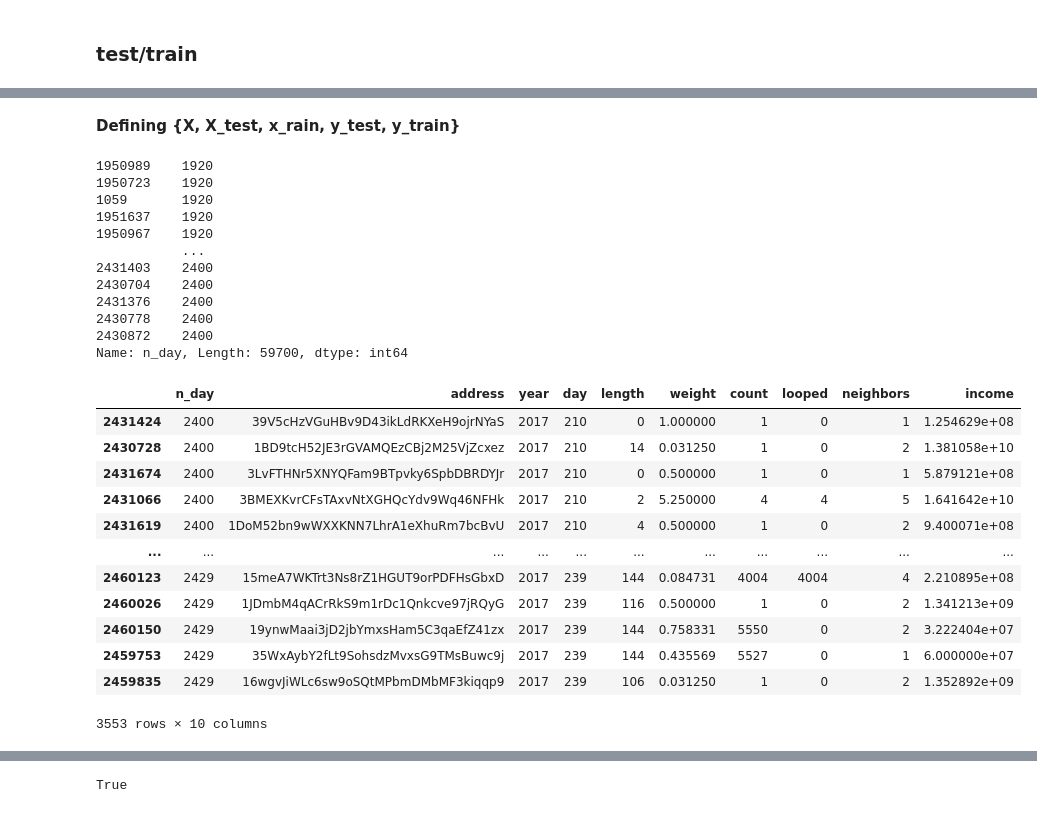
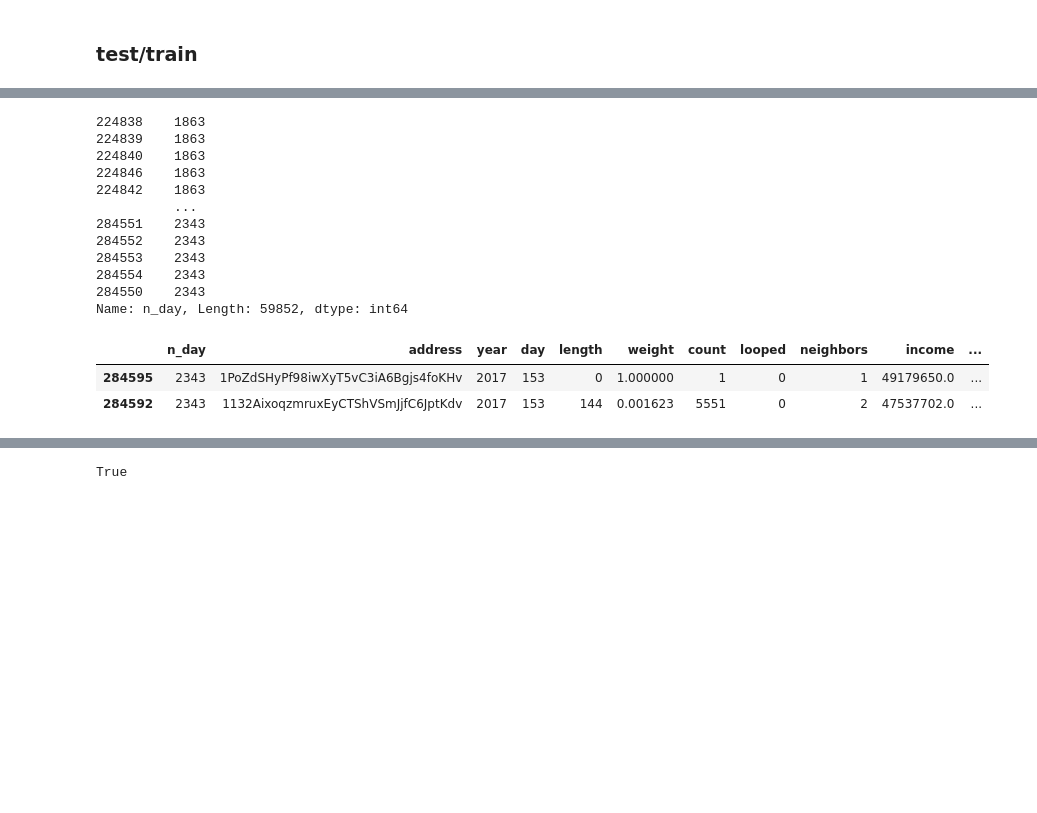
Before and after one commit to PZ808/BC-ransomware-classification, a Jupyter notebook: bc_rans-time_cv.ipynb, the cells around one changed output, grey strips where cells are left out. Saved outputs shown, nothing was run; the diff lists cells and outputs as text; code cells hidden in the pictures; blank space fills up the shorter version.

Commit message:
minor efficiency improvements. clearer variable names

```diff
--- a/bc_rans-time_cv.ipynb
+++ b/bc_rans-time_cv.ipynb
@@ -98,0 +51,3 @@ dft = pd.read_csv('dft.csv')
+# %%
+dft = pd.read_csv('data/dft_dow.csv').sort_values(by='n_day') # read the data with an added column for day
+dft.head(3)
@@ -148,9 +92,8 @@ Name: label, dtype: int64
 study_origins = ["princeton","padua","montreal"] #
 for r in study_origins:
     dft['label']=dft['label'].str.replace(r,"")
-    df['label']=df['label'].str.replace(r,"")
 del study_origins
-df.label.value_counts()
+dft.label.value_counts()
 # %% [output]
 white                  345060
 CryptoWall               1476
@@ -261,3 +203,0 @@ t0 = 2400
-# %%
-dft=dft.sort_values(by='n_day')
-dft
@@ -284,2 +204,5 @@ del day_of_week
+# %%
+# set a time for which we wish to start predicted ransomware addresses
+t0 = int(input("enter a time"))
 # %%
 # we start by windowing the dataframe and transforming the data in the time window
@@ -334,3 +249 @@ Percentage of labels belonging to ransomware class: 3.1
-# %% [markdown]
-**Defining {X, X_test, x_rain, y_test, y_train}**
 # %%
@@ -342,33 +255,23 @@ y_df = labels_df
 # %%
-X_df['n_day'].astype(int)
+X_past_df['n_day'].astype(int)
 # %% [output]
-1950989    1920
-1950723    1920
-1059       1920
-1951637    1920
-1950967    1920
-           ...
-2431403    2400
-2430704    2400
-2431376    2400
-2430778    2400
-2430872    2400
-Name: n_day, Length: 59700, dtype: int64
+224838    1863
+224839    1863
+224840    1863
+224846    1863
+224842    1863
+          ...
+284551    2343
+284552    2343
+284553    2343
+284554    2343
+284550    2343
+Name: n_day, Length: 59852, dtype: int64
 # %%
-X_future = dft[(dft['n_day']>=t0)&(dft['n_day']<t0+30)].drop(['label'],axis=1) # X=features [original].
-X_future
+X_future_df = dft[(dft['n_day']>=t0)&(dft['n_day']<t0+30)].drop(['label'],axis=1) # X=features [original].
+X_future_df.head(2)
 # %% [output]
-|  | n_day | address | year | day | length | weight | count | looped | neighbors | income |
-| 2431424 | 2400 | 39V5cHzVGuHBv9D43ikLdRKXeH9ojrNYaS | 2017 | 210 | 0 | 1.000000 | 1 | 0 | 1 | 1.254629e+08 |
-| 2430728 | 2400 | 1BD9tcH52JE3rGVAMQEzCBj2M25VjZcxez | 2017 | 210 | 14 | 0.031250 | 1 | 0 | 2 | 1.381058e+10 |
-| 2431674 | 2400 | 3LvFTHNr5XNYQFam9BTpvky6SpbDBRDYJr | 2017 | 210 | 0 | 0.500000 | 1 | 0 | 1 | 5.879121e+08 |
-| 2431066 | 2400 | 3BMEXKvrCFsTAxvNtXGHQcYdv9Wq46NFHk | 2017 | 210 | 2 | 5.250000 | 4 | 4 | 5 | 1.641642e+10 |
-| 2431619 | 2400 | 1DoM52bn9wWXXKNN7LhrA1eXhuRm7bcBvU | 2017 | 210 | 4 | 0.500000 | 1 | 0 | 2 | 9.400071e+08 |
-| ... | ... | ... | ... | ... | ... | ... | ... | ... | ... | ... |
-| 2460123 | 2429 | 15meA7WKTrt3Ns8rZ1HGUT9orPDFHsGbxD | 2017 | 239 | 144 | 0.084731 | 4004 | 4004 | 4 | 2.210895e+08 |
-| 2460026 | 2429 | 1JDmbM4qACrRkS9m1rDc1Qnkcve97jRQyG | 2017 | 239 | 116 | 0.500000 | 1 | 0 | 2 | 1.341213e+09 |
-| 2460150 | 2429 | 19ynwMaai3jD2jbYmxsHam5C3qaEfZ41zx | 2017 | 239 | 144 | 0.758331 | 5550 | 0 | 2 | 3.222404e+07 |
-| 2459753 | 2429 | 35WxAybY2fLt9SohsdzMvxsG9TMsBuwc9j | 2017 | 239 | 144 | 0.435569 | 5527 | 0 | 1 | 6.000000e+07 |
-| 2459835 | 2429 | 16wgvJiWLc6sw9oSQtMPbmDMbMF3kiqqp9 | 2017 | 239 | 106 | 0.031250 | 1 | 0 | 2 | 1.352892e+09 |
+|  | n_day | address | year | day | length | weight | count | looped | neighbors | income | ... |
+| 284595 | 2343 | 1PoZdSHyPf98iwXyT5vC3iA6Bgjs4foKHv | 2017 | 153 | 0 | 1.000000 | 1 | 0 | 1 | 49179650.0 | ... |
+| 284592 | 2343 | 1132AixoqzmruxEyCTShVSmJjfC6JptKdv | 2017 | 153 | 144 | 0.001623 | 5551 | 0 | 2 | 47537702.0 | ... |
-3553 rows × 10 columns
 # %%
```
Also changed, not shown: parts of 97 cells of this notebook, 1 other file.
